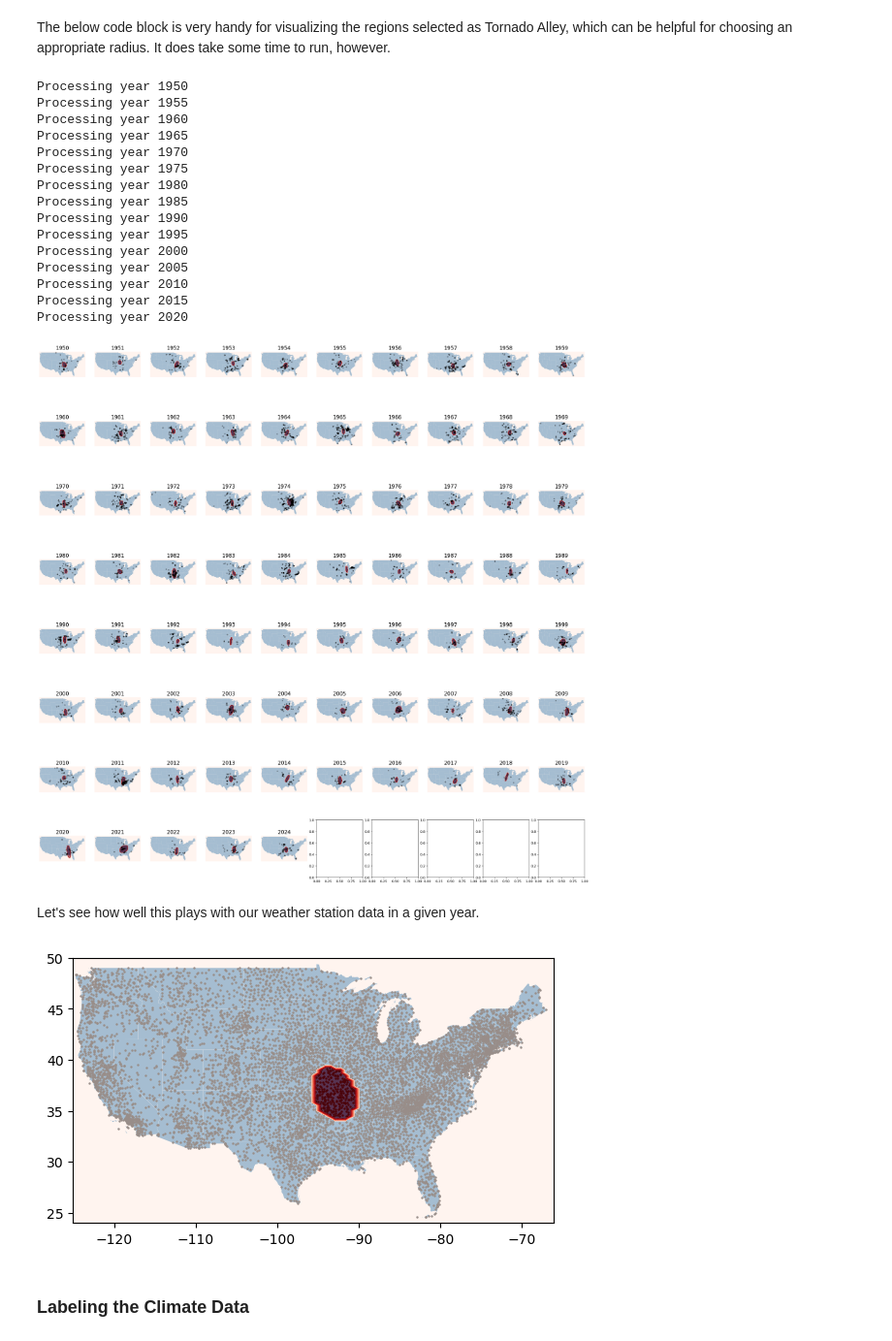
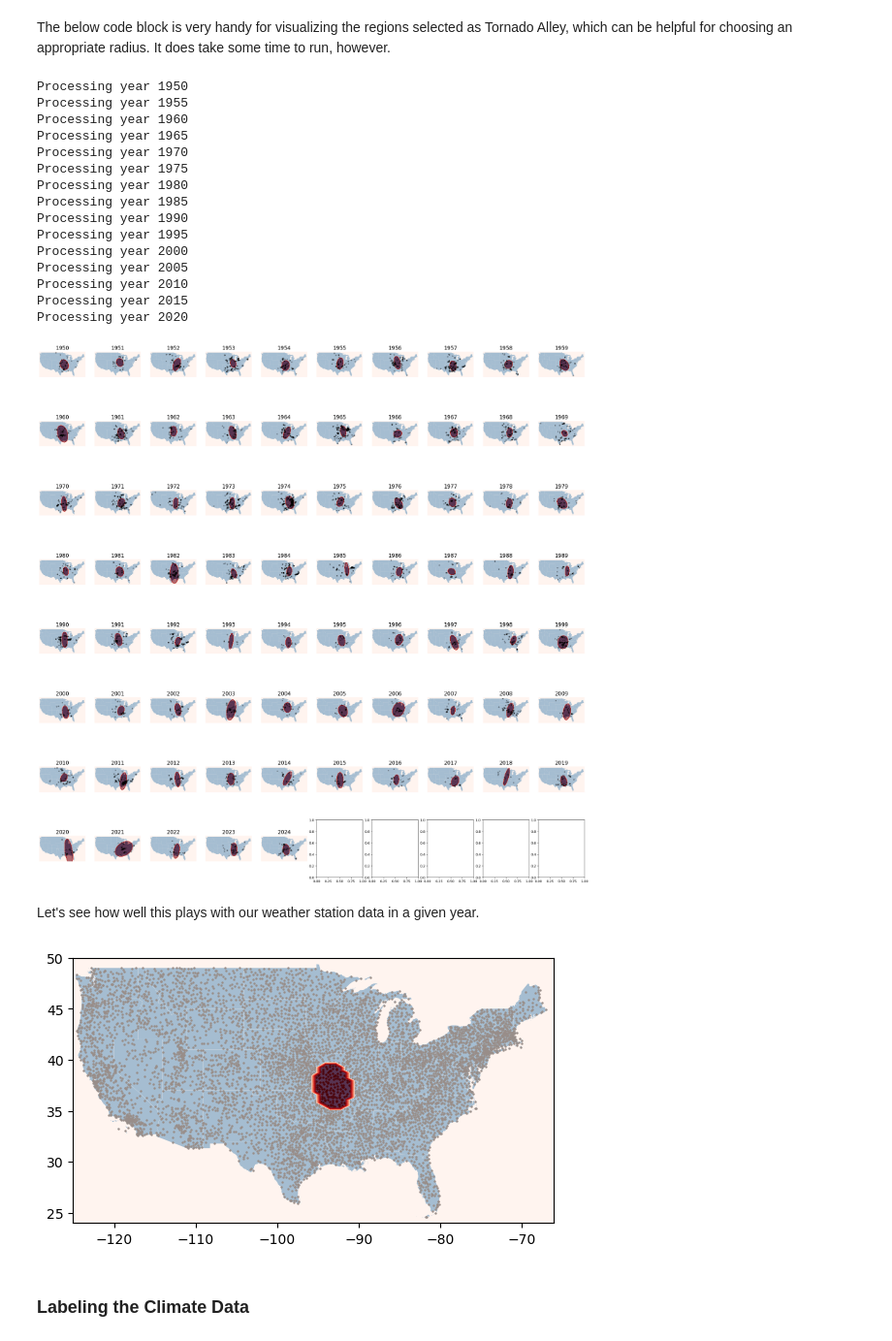
Before and after one commit to matthewdannenberg/not_in_kansas_anymore, a Jupyter notebook: tornado_alley_climate_model.ipynb, the cells around one changed output. Shown at 97% size. Cells and saved outputs as stored; diff of their text form; code cells hidden in the pictures.

```diff
--- a/tornado_alley_climate_model.ipynb
+++ b/tornado_alley_climate_model.ipynb
@@ -415,7 +415,7 @@ def tornado_alley_definer_gaussian(year,position,radius):
 The below code block is very handy for visualizing the regions selected as Tornado Alley, which can be helpful for choosing an appropriate radius. It does take some time to run, however.
 # %%
  ## This code block draws a contour plot of Tornado Alley for some selected years, for visualization's sake.
-radius = 10
+radius = 20
 years = np.arange(1950,2025,1)
 
 fig, axs = plt.subplots(8,10)
@@ -464,29 +464,29 @@ Processing year 2005
 Processing year 2010
 Processing year 2015
 Processing year 2020
-[figure, old version]
+[figure, new version]
 # %% [markdown]
 Let's see how well this plays with our weather station data in a given year.
 # %%
 radius = 10
-year=1950
+year=1977
 
 states.plot()
 
 xmin, xmax = -125, -66
 ymin, ymax = 24, 50
 
 xx, yy = np.mgrid[xmin:xmax:100j, ymin:ymax:100j]
 positions = np.vstack([xx.ravel(), yy.ravel()])
 tornado_alley = np.apply_along_axis(lambda x: tornado_alley_definer_gaussian(year,x,radius),0,positions).reshape(xx.shape)
 
 plt.scatter(reduced_climate_df[reduced_climate_df['DATE']==year]['LONGITUDE'],reduced_climate_df[reduced_climate_df['DATE']==year]['LATITUDE'],c='black',s=2,marker='.')
 plt.contourf(xx, yy, tornado_alley, levels=10, cmap='Reds', alpha=0.6)
 
 
 plt.show()
 # %% [output]
-[figure, old version]
+[figure, new version]
 # %% [markdown]
 ### Labeling the Climate Data
 # %%
```
Also changed, not shown: parts of 22 cells of this notebook, 5 other files.
